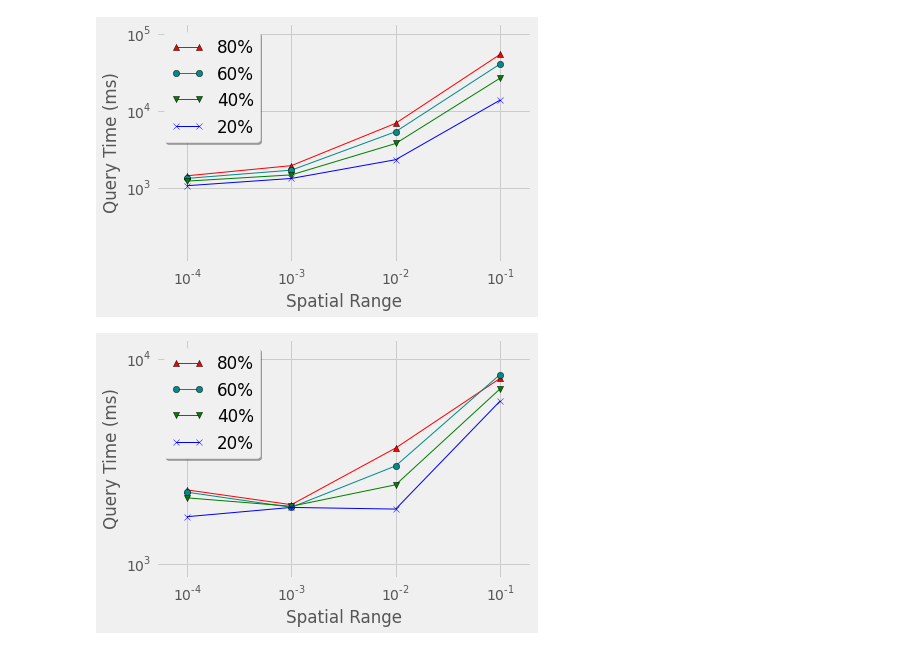
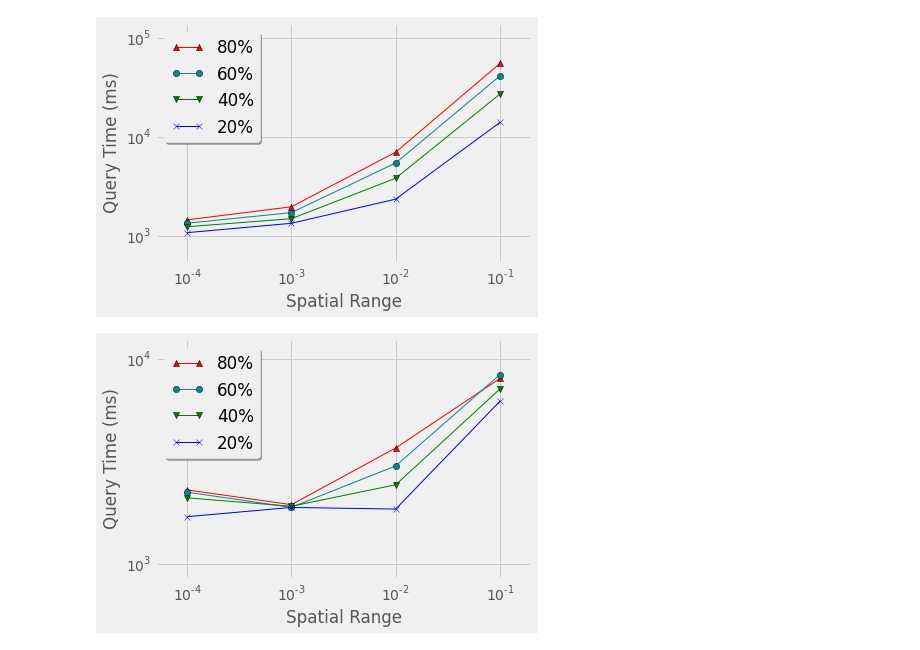
Before and after one commit to cgore1/cse_591, a Jupyter notebook: plots/plot.ipynb, the cells around one changed output. Drawn from its saved outputs; the diff is of its cells as text; code cells hidden in the pictures.

```diff
--- a/plots/plot.ipynb
+++ b/plots/plot.ipynb
@@ -1,7 +1,6 @@
 # %%
 import matplotlib.pyplot as plt
 from matplotlib import style
-style.use("ggplot")
 # %%
 %matplotlib inline
 # %%
@@ -12,35 +11,36 @@ with plt.style.context('fivethirtyeight'):
     #20%
     y = [1441,1953,6962,54909]
     plt.plot(x,y, label='80%', linewidth=1, color='red', marker = '^')
 
 
     #40
     x = [0.0001,0.001,0.01,0.1]
     y = [1333,1706,5411,41173]
     plt.plot(x,y, label='60%', linewidth=1, color='darkcyan', marker = 'o')
 
 
     #60
     x = [0.0001,0.001,0.01,0.1]
     y = [1228,1480,3797,26930]
     plt.plot(x,y, label='40%', linewidth=1 , color='green', marker = 'v')
 
     #80
     x = [0.0001,0.001,0.01,0.1]
     y = [1070,1330,2335,13934]
     plt.plot(x,y, label='20%', linewidth=1 , color='blue', marker = 'x')
 
 
 
-    plt.axis([min(x)/2, max(x) * 2, min(y)/10, max(y) * 10])
+    plt.axis([min(x)/2, max(x) * 2, min(y)/2, max(y) * 10])
     plt.legend(loc='upper left', shadow=True)
     plt.xscale('log')
     plt.yscale('log')
     plt.ylabel('Query Time (ms)')
     plt.xlabel('Spatial Range')
+    plt.savefig('C:\\Users\\cHinmaY\\cse_591\\plot1.eps', format='eps', dpi=1000)
     plt.show()
 # %% [output]
-[figure, old version]
+[figure, new version]
 # %%
 #go_uniprot
 
```
Also changed, not shown: parts of 4 cells of this notebook, 4 other files.
